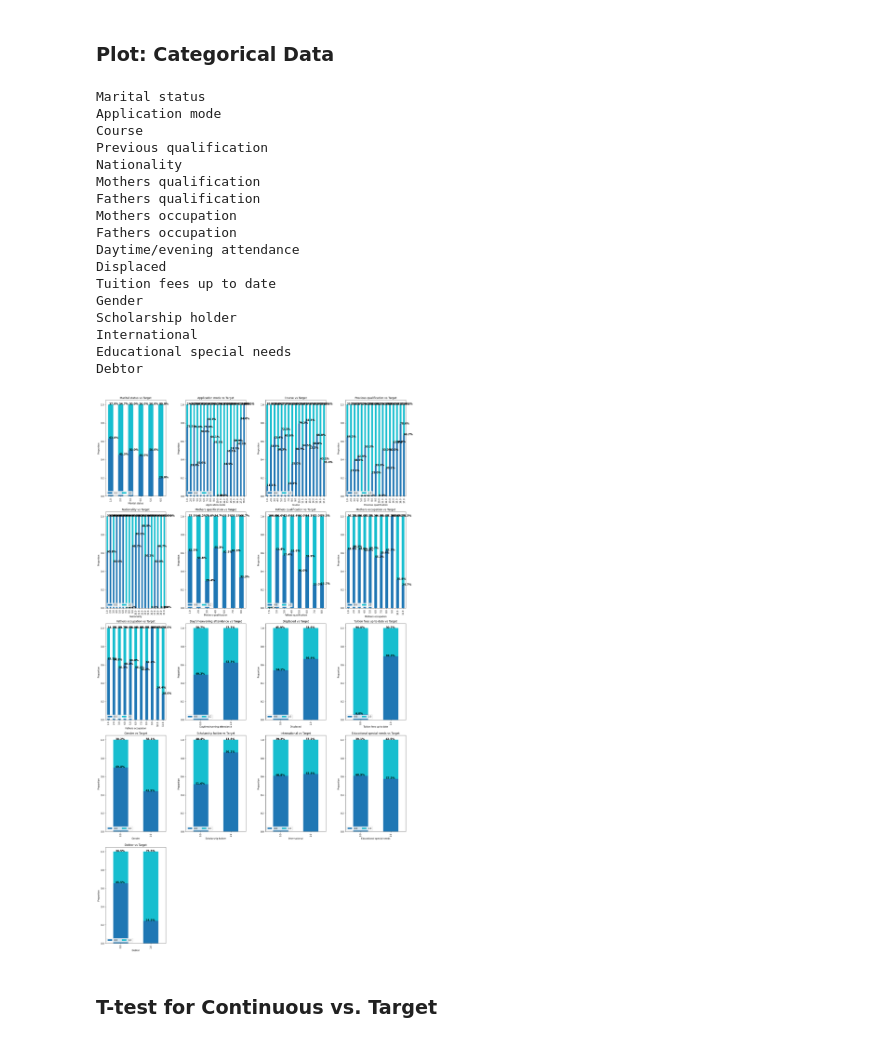
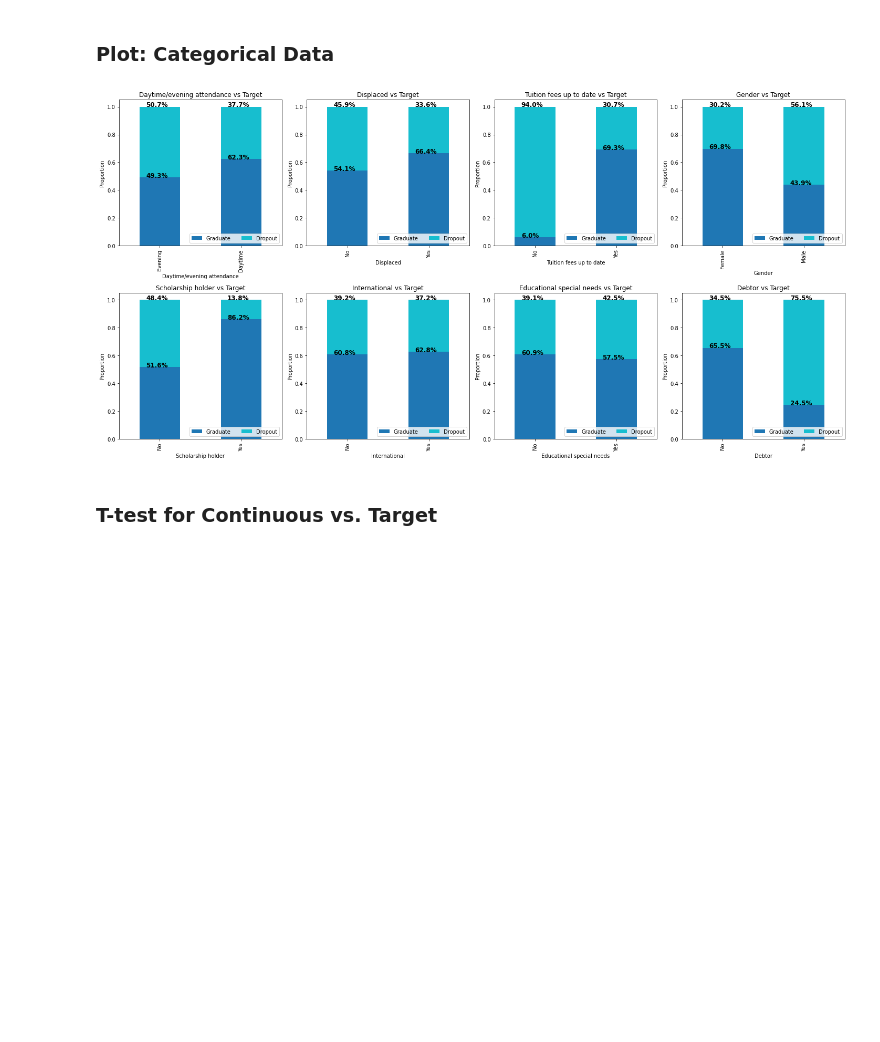
Before and after one commit to KatiaAlbito/university_dropout, a Jupyter notebook: data_exploration.ipynb, the cells around one changed output. Saved outputs shown, nothing was run; the diff lists cells and outputs as text; code cells hidden in the pictures; blank space fills up the shorter version.

Commit message:
Data Cleaned - Graphs v2

```diff
--- a/data_exploration.ipynb
+++ b/data_exploration.ipynb
@@ -58,8 +58,8 @@ cat_vars = ['Marital status', 'Application mode', 'Course', 'Previous qualificat
 for i in cat_vars:
     df0[i] = df0[i].astype(float)
 
-# binary_vars = ['Daytime/evening attendance', 'Displaced',' Tuition fees up to date','Gender',
-#               'Scholarship holder', 'International', 'Educational special needs', 'Debtor', 'Target Num']
+binary_vars = ['Daytime/evening attendance', 'Displaced','Tuition fees up to date','Gender',
+              'Scholarship holder', 'International', 'Educational special needs', 'Debtor']
 
 cont_vars = ['Age at enrollment','Application order','Curricular units 1st sem (credited)',
        'Curricular units 1st sem (enrolled)',
@@ -116,14 +116,14 @@ plt.show()
 # %% [markdown]
 ### Plot: Categorical Data
 # %%
-a = 5  # number of rows
+a = 2  # number of rows
 b = 4  # number of columns
 c = 1  # initialize plot counter
 
-fig = plt.figure(figsize = (20,35))
+fig = plt.figure(figsize = (20,10))
 
 
-for i in cat_vars[:-1]:
+for i in binary_vars:
 
     df1 = df0.loc[:,['Target', i]]
 
@@ -132,52 +132,39 @@ for i in cat_vars[:-1]:
                                  normalize="index")
 
 
     cross_tab = pd.crosstab(index=df1[i],
                             columns=df1['Target'])
 
     cross_tab_prop.plot(kind='bar',
                         stacked=True,
                         colormap='tab10', ax =plt.subplot(a, b, c)
                        )
 
-    plt.legend(loc="lower left", ncol=2)
+    plt.legend(loc="lower right", ncol=2, labels = ['Graduate','Dropout'])
     plt.title('{} vs Target'.format(i))
     plt.xlabel(i)
     plt.ylabel("Proportion")
+
+    if i == 'Gender': plt.xticks([0,1],['Female','Male'])
+    if i == 'Daytime/evening attendance': plt.xticks([0,1],['Evening','Daytime'])
+    if i not in ['Gender','Daytime/evening attendance']: plt.xticks([0,1],['No','Yes'])
 
     for n, x in enumerate([*cross_tab.index.values]):
         for (proportion, y_loc) in zip(cross_tab_prop.loc[x],
                                    cross_tab_prop.loc[x].cumsum()):
 
             plt.text(x=n - 0.17,
                      y=y_loc,
                      s=f'{np.round(proportion * 100, 1)}%',
                      color="black",
                      fontsize=12,
                      fontweight="bold")
     c = c + 1
 
 plt.tight_layout()
 plt.show()
 # %% [output]
-Marital status
-Application mode
-Course
-Previous qualification
-Nationality
-Mothers qualification
-Fathers qualification
-Mothers occupation
-Fathers occupation
-Daytime/evening attendance
-Displaced
-Tuition fees up to date
-Gender
-Scholarship holder
-International
-Educational special needs
-Debtor
-[figure, old version]
+[figure, new version]
 # %% [markdown]
 ### T-test for Continuous vs. Target
 # %%
```
